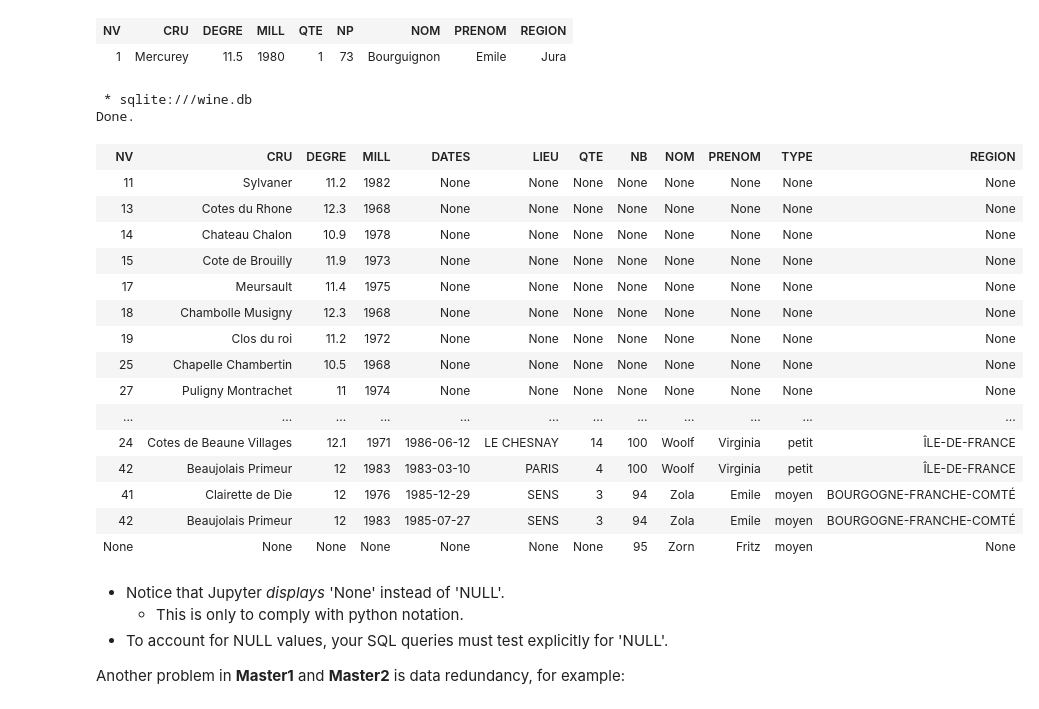
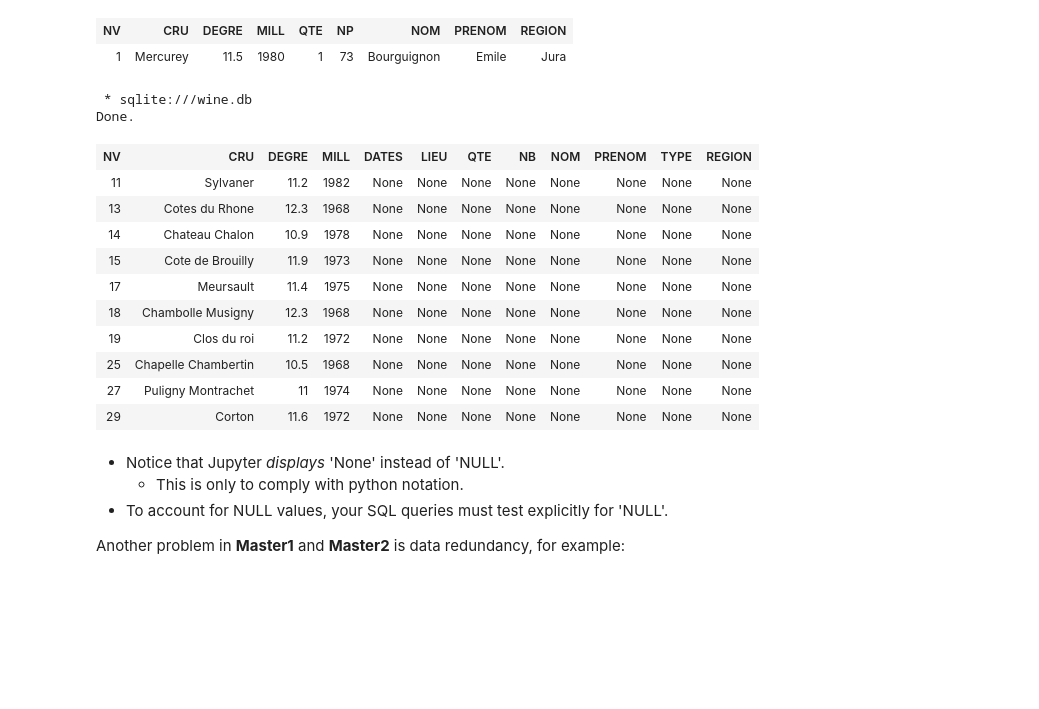
Before and after one commit to AlexPeterBec/MS-Portfolio, a Jupyter notebook: INF725 - DB Hands On/DB-TP2.ipynb, the cells around one changed output. Cells and saved outputs as stored; diff of their text form; code cells hidden in the pictures; blank space fills up the shorter version.

```diff
--- a/INF725 - DB Hands On/DB-TP2.ipynb
+++ b/INF725 - DB Hands On/DB-TP2.ipynb
@@ -130,28 +130,25 @@ Done.
 | NV | CRU | DEGRE | MILL | QTE | NP | NOM | PRENOM | REGION |
 | 1 | Mercurey | 11.5 | 1980 | 1 | 73 | Bourguignon | Emile | Jura |
 # %%
-%%sql SELECT *
+%%sql
+SELECT *
 FROM Master2
-ORDER BY NOM;
+ORDER BY NOM
+LIMIT 10;
 # %% [output]
  * sqlite:///wine.db
 Done.
 | NV | CRU | DEGRE | MILL | DATES | LIEU | QTE | NB | NOM | PRENOM | TYPE | REGION |
 | 11 | Sylvaner | 11.2 | 1982 | None | None | None | None | None | None | None | None |
 | 13 | Cotes du Rhone | 12.3 | 1968 | None | None | None | None | None | None | None | None |
 | 14 | Chateau Chalon | 10.9 | 1978 | None | None | None | None | None | None | None | None |
 | 15 | Cote de Brouilly | 11.9 | 1973 | None | None | None | None | None | None | None | None |
 | 17 | Meursault | 11.4 | 1975 | None | None | None | None | None | None | None | None |
 | 18 | Chambolle Musigny | 12.3 | 1968 | None | None | None | None | None | None | None | None |
 | 19 | Clos du roi | 11.2 | 1972 | None | None | None | None | None | None | None | None |
 | 25 | Chapelle Chambertin | 10.5 | 1968 | None | None | None | None | None | None | None | None |
 | 27 | Puligny Montrachet | 11 | 1974 | None | None | None | None | None | None | None | None |
-| ... | ... | ... | ... | ... | ... | ... | ... | ... | ... | ... | ... |
-| 24 | Cotes de Beaune Villages | 12.1 | 1971 | 1986-06-12 | LE CHESNAY | 14 | 100 | Woolf | Virginia | petit | ÎLE-DE-FRANCE |
-| 42 | Beaujolais Primeur | 12 | 1983 | 1983-03-10 | PARIS | 4 | 100 | Woolf | Virginia | petit | ÎLE-DE-FRANCE |
-| 41 | Clairette de Die | 12 | 1976 | 1985-12-29 | SENS | 3 | 94 | Zola | Emile | moyen | BOURGOGNE-FRANCHE-COMTÉ |
-| 42 | Beaujolais Primeur | 12 | 1983 | 1985-07-27 | SENS | 3 | 94 | Zola | Emile | moyen | BOURGOGNE-FRANCHE-COMTÉ |
-| None | None | None | None | None | None | None | 95 | Zorn | Fritz | moyen | None |
+| 29 | Corton | 11.6 | 1972 | None | None | None | None | None | None | None | None |
 # %% [markdown]
 * Notice that Jupyter *displays* 'None' instead of 'NULL'.
   - This is only to comply with python notation.
```
Also changed, not shown: parts of 3 cells of this notebook, 6 other files.
